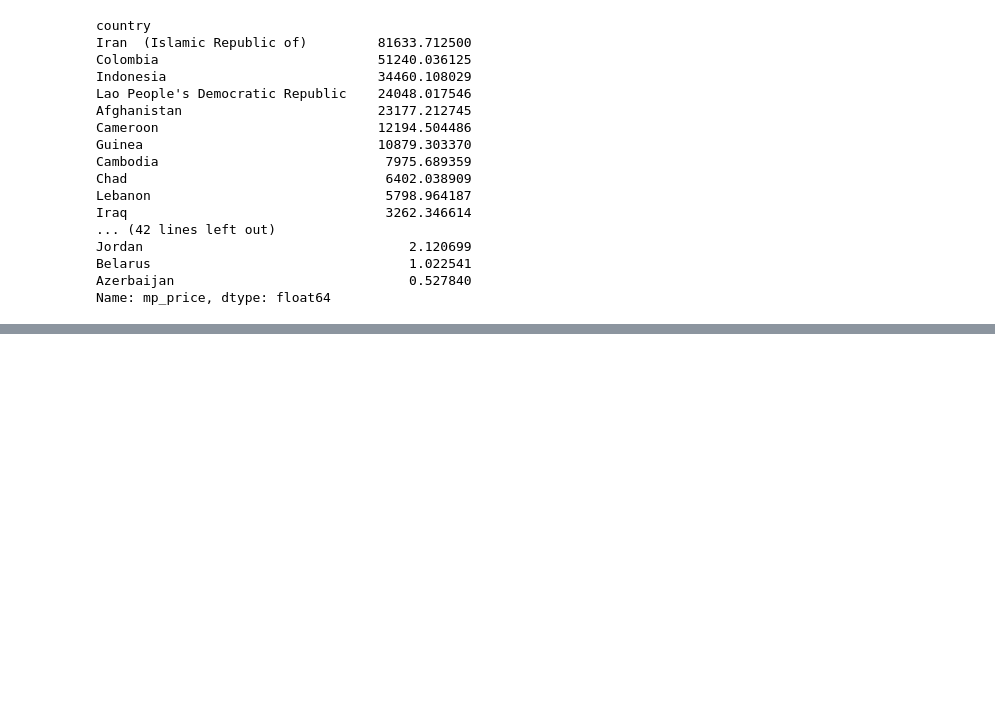
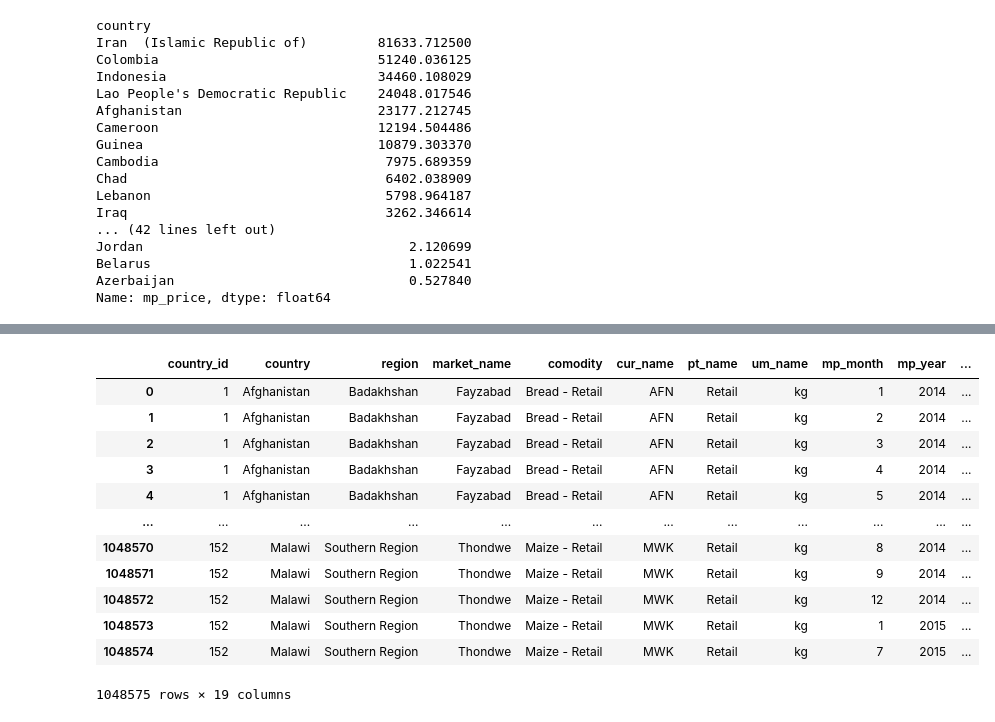
Before and after one commit to Cyrusz55/food_price_analysis, a Jupyter notebook: book1.ipynb, the cells around one changed output, grey strips where cells are left out. Saved outputs shown, nothing was run; the diff lists cells and outputs as text; code cells hidden in the pictures; blank space fills up the shorter version.

```diff
--- a/book1.ipynb
+++ b/book1.ipynb
@@ -118,0 +508,8 @@ Name: mp_price, dtype: float64
+# %%
+df = df.merge(
+    fx_df[["country", "currency", "kes_per_1_currency"]],
+    on="country",
+    how="left",
+)
+
+df["price_per_si_kes"] = df["price_per_si"] * df["kes_per_1_currency"]
@@ -118,0 +526,13 @@ Name: mp_price, dtype: float64
+# %%
+# create a new column for classifying units into mass, volume, and count
+MASS_UNITS = {"kg", "g", "pound", "pounds", "libra"}
+VOLUME_UNITS = {"l", "ml", "gallon"}
+COUNT_UNITS = {"pcs", "piece", "unit", "head", "bunch"}
+
+def parse_unit(um_name):
+    if um_name is None or (isinstance(um_name, float) and np.isnan(um_name)):
+        return None
+
+    s = str(um_name).lower().strip()
+    m = re.match(r"([\d\.]+)?\s*([a-z/]+)", s)
+    return m.group(2) if m else None
@@ -118,0 +561,16 @@ Name: mp_price, dtype: float64
+# %%
+df.drop(columns = ['region_id', 'market_id', 'comodity_id', 'pt_id', 'um_id'])
+# %% [output]
+|  | country_id | country | region | market_name | comodity | cur_name | pt_name | um_name | mp_month | mp_year | ... |
+| 0 | 1 | Afghanistan | Badakhshan | Fayzabad | Bread - Retail | AFN | Retail | kg | 1 | 2014 | ... |
+| 1 | 1 | Afghanistan | Badakhshan | Fayzabad | Bread - Retail | AFN | Retail | kg | 2 | 2014 | ... |
+| 2 | 1 | Afghanistan | Badakhshan | Fayzabad | Bread - Retail | AFN | Retail | kg | 3 | 2014 | ... |
+| 3 | 1 | Afghanistan | Badakhshan | Fayzabad | Bread - Retail | AFN | Retail | kg | 4 | 2014 | ... |
+| 4 | 1 | Afghanistan | Badakhshan | Fayzabad | Bread - Retail | AFN | Retail | kg | 5 | 2014 | ... |
+| ... | ... | ... | ... | ... | ... | ... | ... | ... | ... | ... | ... |
+| 1048570 | 152 | Malawi | Southern Region | Thondwe | Maize - Retail | MWK | Retail | kg | 8 | 2014 | ... |
+| 1048571 | 152 | Malawi | Southern Region | Thondwe | Maize - Retail | MWK | Retail | kg | 9 | 2014 | ... |
+| 1048572 | 152 | Malawi | Southern Region | Thondwe | Maize - Retail | MWK | Retail | kg | 12 | 2014 | ... |
+| 1048573 | 152 | Malawi | Southern Region | Thondwe | Maize - Retail | MWK | Retail | kg | 1 | 2015 | ... |
+| 1048574 | 152 | Malawi | Southern Region | Thondwe | Maize - Retail | MWK | Retail | kg | 7 | 2015 | ... |
+1048575 rows × 19 columns
```
Also changed, not shown: parts of 35 cells of this notebook.
